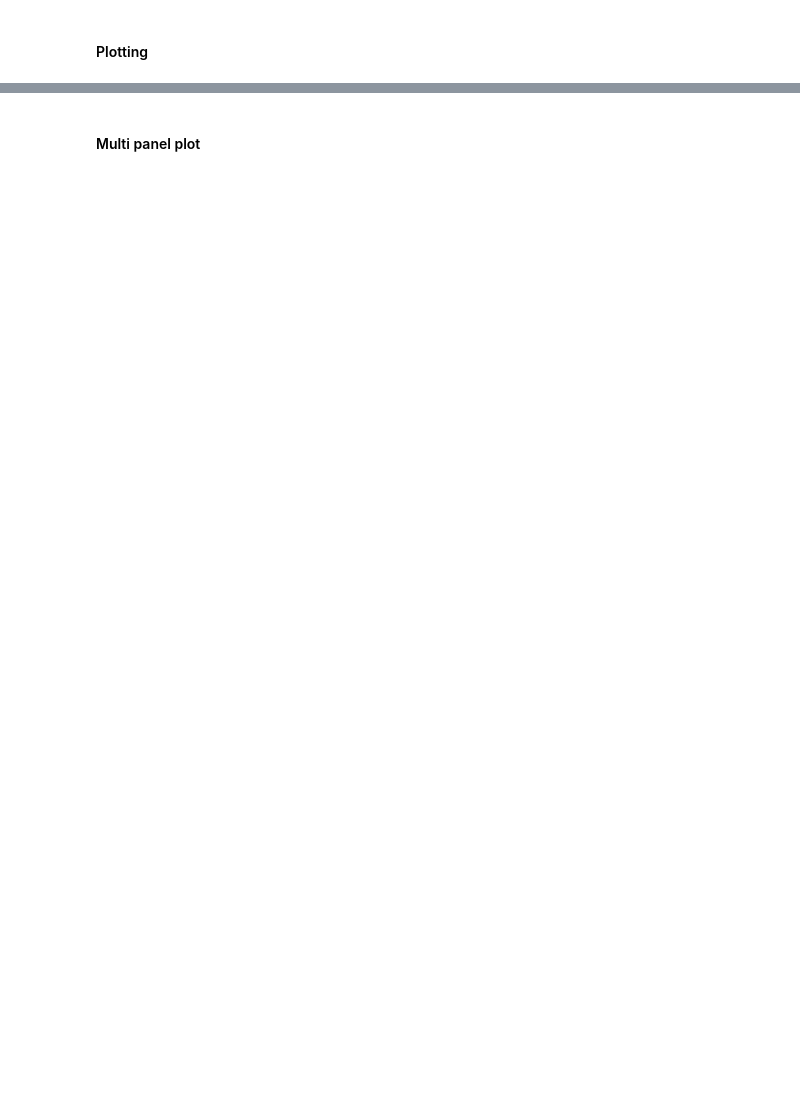
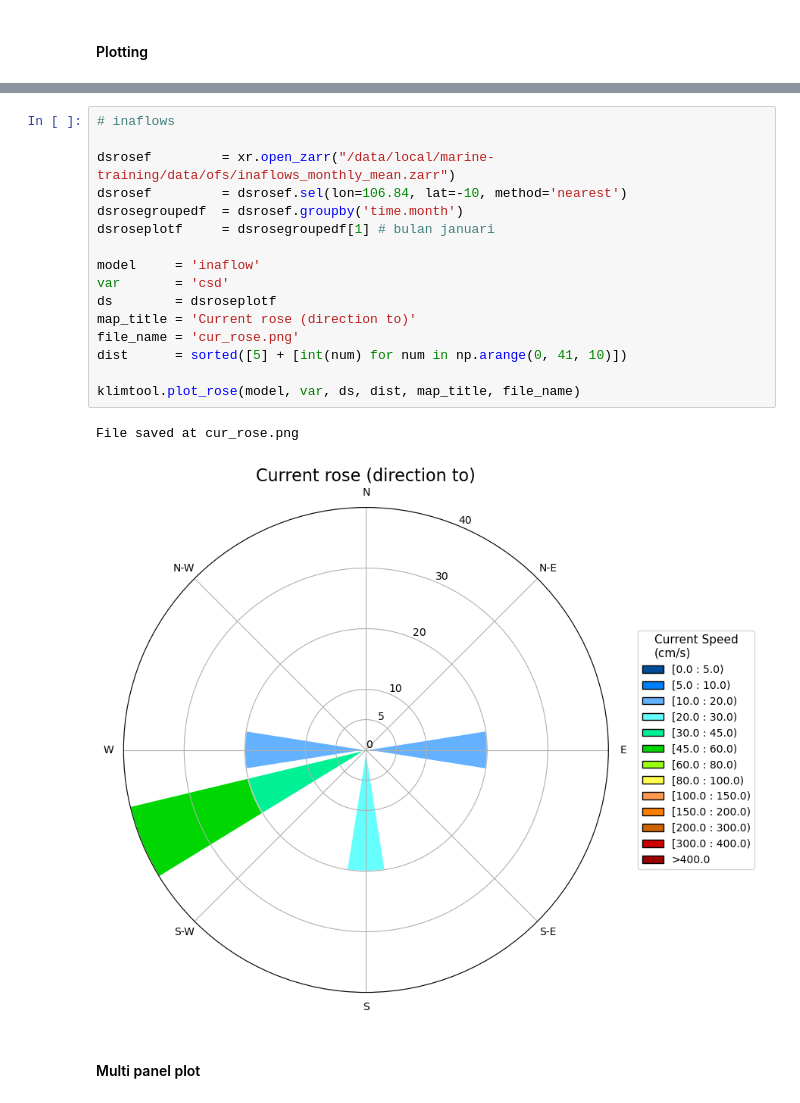
Before and after one commit to devmetmar/marinemet-training, a Jupyter notebook: _build/jupyter_execute/2_/2_3_climatology_product.ipynb, the cells around one changed output, grey strips where cells are left out. Drawn from its saved outputs; the diff is of its cells as text; blank space fills up the shorter version.

```diff
--- a/_build/jupyter_execute/2_/2_3_climatology_product.ipynb
+++ b/_build/jupyter_execute/2_/2_3_climatology_product.ipynb
@@ -469,6 +382,25 @@ klimtool.plot_rose(model, 'swh', dsroseplot, bins, map_title, file_name)
 # %% [output]
 File saved at wave_rose.png
 [figure]
+# %%
+# inaflows
+
+dsrosef         = xr.open_zarr("/data/local/marine-training/data/ofs/inaflows_monthly_mean.zarr")
+dsrosef         = dsrosef.sel(lon=106.84, lat=-10, method='nearest')
+dsrosegroupedf  = dsrosef.groupby('time.month')
+dsroseplotf     = dsrosegroupedf[1] # bulan januari
+
+model     = 'inaflow'
+var       = 'csd'
+ds        = dsroseplotf
+map_title = 'Current rose (direction to)'
+file_name = 'cur_rose.png'
+dist      = sorted([5] + [int(num) for num in np.arange(0, 41, 10)])
+
+klimtool.plot_rose(model, var, ds, dist, map_title, file_name)
+# %% [output]
+File saved at cur_rose.png
+[figure, added]
 # %% [markdown]
 #### Multi panel plot
 # %%
```
Also changed, not shown: parts of 23 cells of this notebook, 39 other files.
